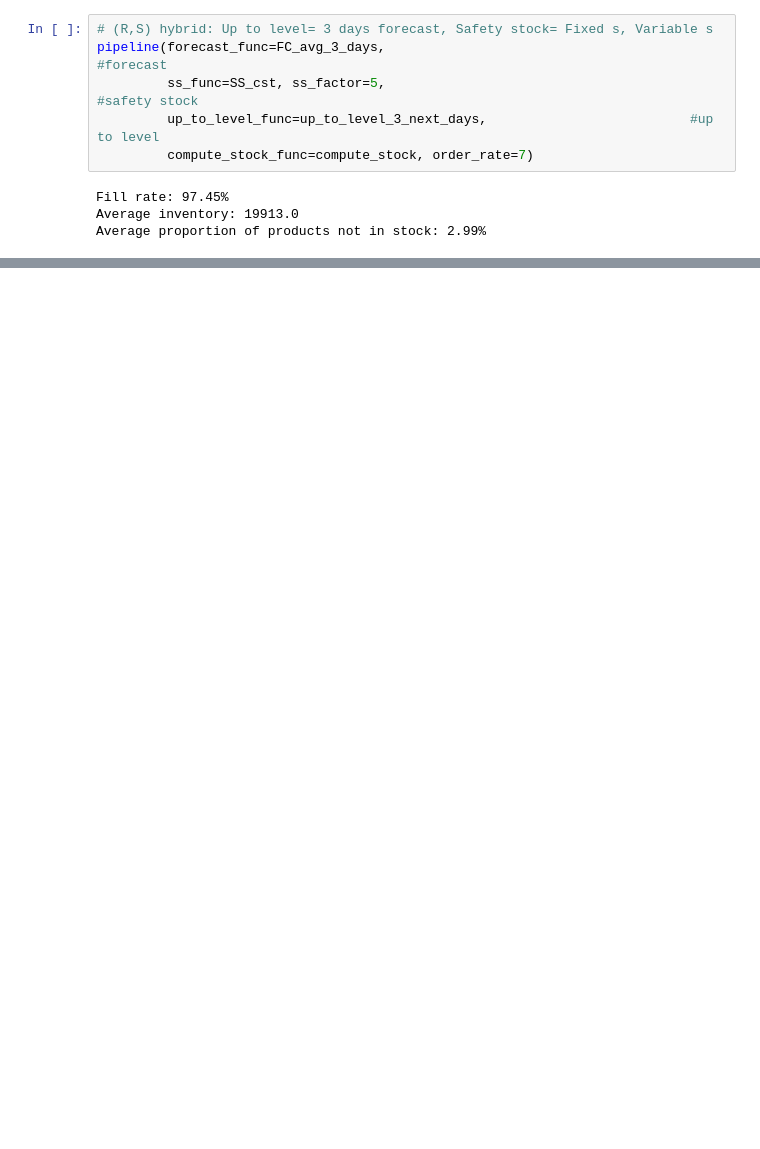
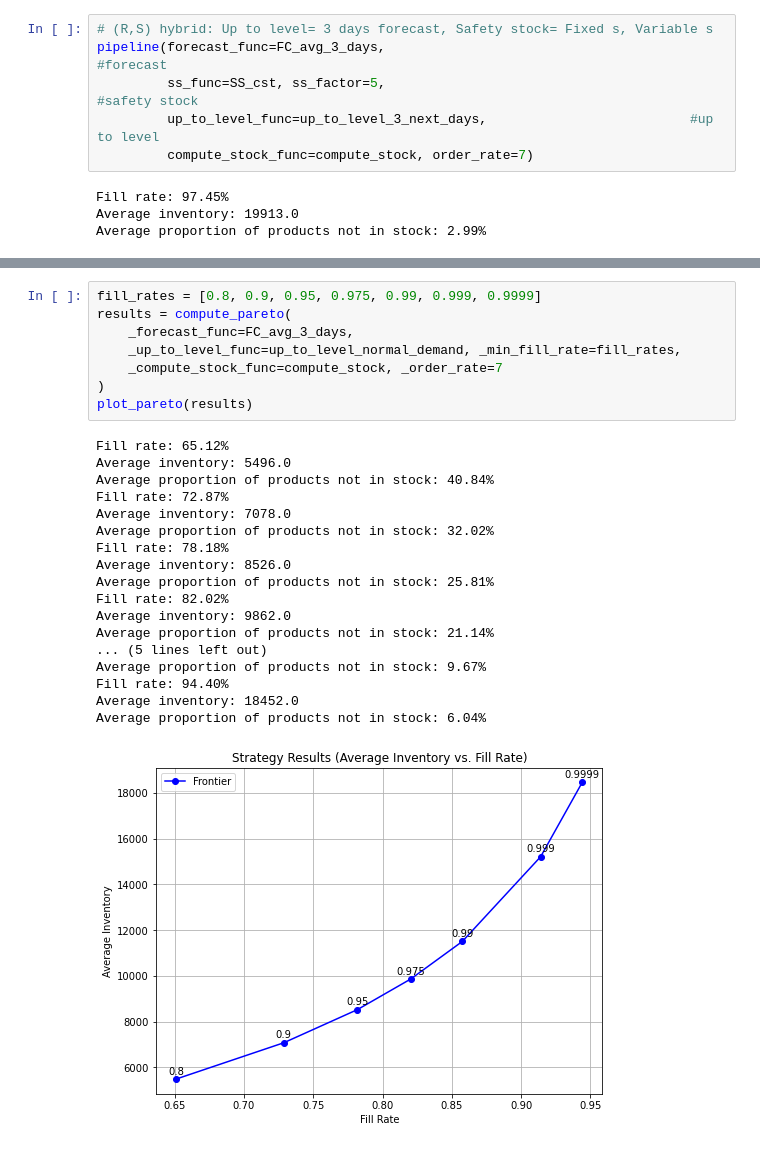
Before and after one commit to Jboistel/memoire, a Jupyter notebook: test.ipynb, the cells around one changed output, grey strips where cells are left out. Drawn from its saved outputs; the diff is of its cells as text; blank space fills up the shorter version.

```diff
--- a/test.ipynb
+++ b/test.ipynb
@@ -644,0 +797,27 @@ moy de produit par jour en rupture sur la durée à tester
+# %%
+fill_rates = [0.8, 0.9, 0.95, 0.975, 0.99, 0.999, 0.9999]
+results = compute_pareto(
+    _forecast_func=FC_avg_3_days,
+    _up_to_level_func=up_to_level_normal_demand, _min_fill_rate=fill_rates,
+    _compute_stock_func=compute_stock, _order_rate=7
+)
+plot_pareto(results)
+# %% [output]
+Fill rate: 65.12%
+Average inventory: 5496.0
+Average proportion of products not in stock: 40.84%
+Fill rate: 72.87%
+Average inventory: 7078.0
+Average proportion of products not in stock: 32.02%
+Fill rate: 78.18%
+Average inventory: 8526.0
+Average proportion of products not in stock: 25.81%
+Fill rate: 82.02%
+Average inventory: 9862.0
+Average proportion of products not in stock: 21.14%
+... (5 lines left out)
+Average proportion of products not in stock: 9.67%
+Fill rate: 94.40%
+Average inventory: 18452.0
+Average proportion of products not in stock: 6.04%
+[figure, added]
```
Also changed, not shown: parts of 18 cells of this notebook, 2 other files.
